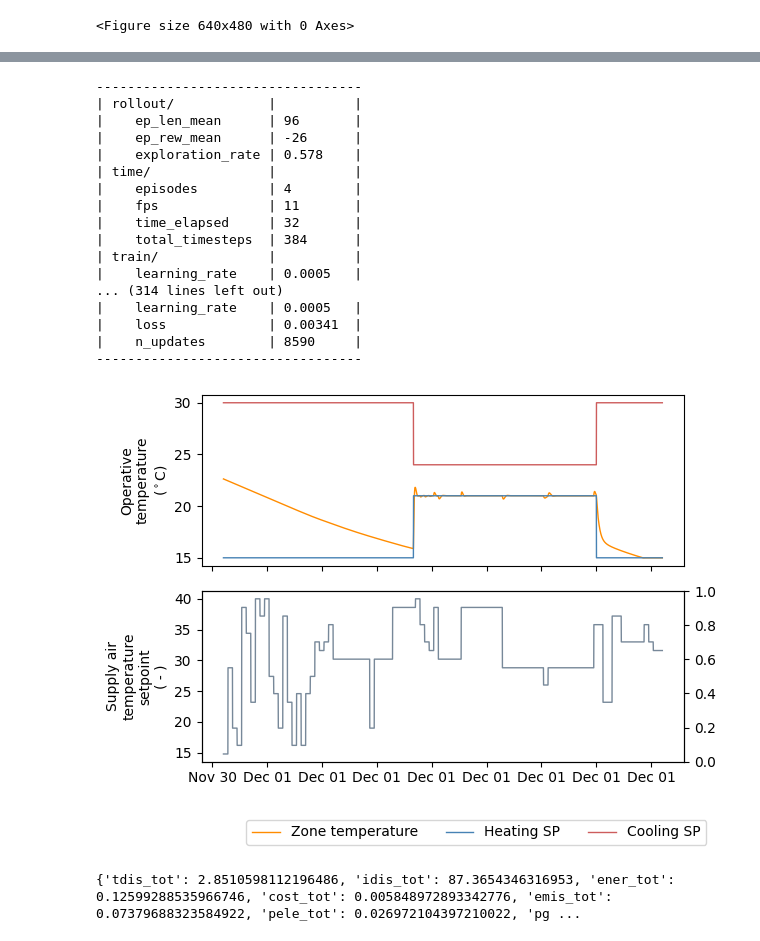
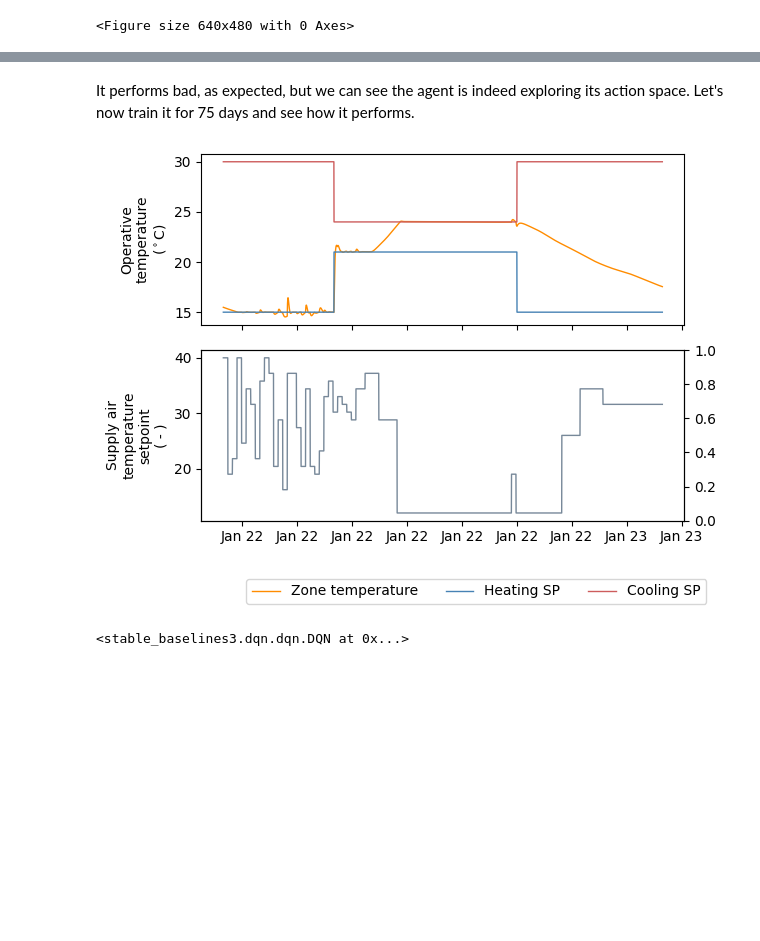
Before and after one commit to FerranAD/boptest-dqn-bestest-air, a Jupyter notebook: main.ipynb, the cells around one changed output, grey strips where cells are left out. Cells and saved outputs as stored; diff of their text form; code cells hidden in the pictures; blank space fills up the shorter version.

```diff
--- a/main.ipynb
+++ b/main.ipynb
@@ -172,28 +210,12 @@ print(env.get_kpis())
+# %% [markdown]
+It performs bad, as expected, but we can see the agent is indeed exploring its action space. Let's now train it for 75 days and see how it performs.
 # %%
 deactivate_plots()
-model.learn(total_timesteps=96 * 90)
+model.learn(total_timesteps=96 * 75)
 activate_plots()
+
+# Train for one more day with visualizations enabled
+model.learn(total_timesteps=96)
 # %% [output]
+[figure, added]
-----------------------------------
-| rollout/            |          |
-|    ep_len_mean      | 96       |
-|    ep_rew_mean      | -26      |
-|    exploration_rate | 0.578    |
-| time/               |          |
-|    episodes         | 4        |
-|    fps              | 11       |
-|    time_elapsed     | 32       |
-|    total_timesteps  | 384      |
-| train/              |          |
-|    learning_rate    | 0.0005   |
-... (314 lines left out)
-|    learning_rate    | 0.0005   |
-|    loss             | 0.00341  |
-|    n_updates        | 8590     |
-----------------------------------
+<stable_baselines3.dqn.dqn.DQN at 0x...>
-# %%
-model.learn(total_timesteps=96 + 95)
-print(env.get_kpis())
-# %% [output]
-[figure, removed]
-{'tdis_tot': 2.8510598112196486, 'idis_tot': 87.3654346316953, 'ener_tot': 0.12599288535966746, 'cost_tot': 0.005848972893342776, 'emis_tot': 0.07379688323584922, 'pele_tot': 0.026972104397210022, 'pg ...
```
Also changed, not shown: parts of 29 cells of this notebook.
